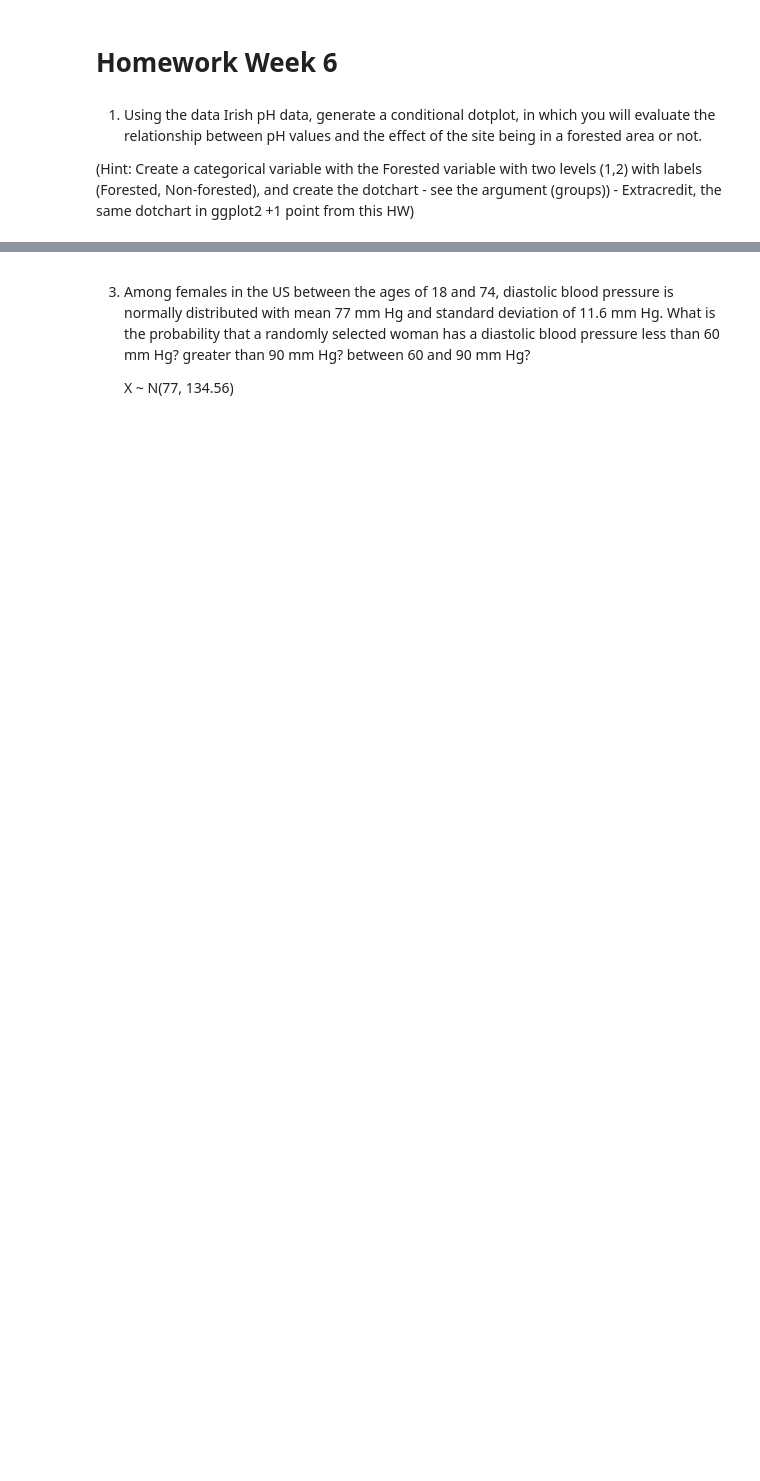
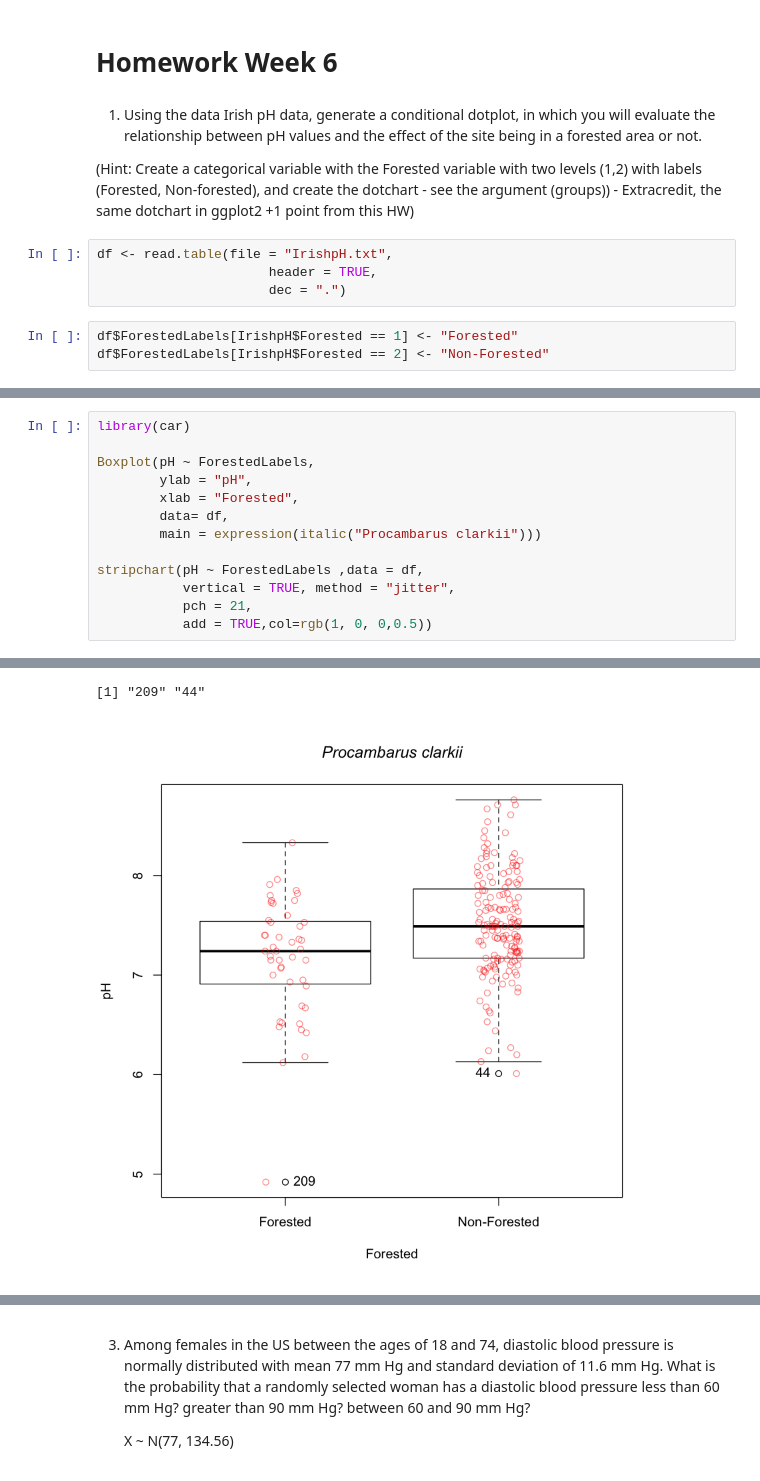
Before and after one commit to abchapman93/BMI_Prob_Stats, a Jupyter notebook: Module/Week_6/Homework Week 6.ipynb, the cells around one changed output, grey strips where cells are left out. Saved outputs shown, nothing was run; the diff lists cells and outputs as text; blank space fills up the shorter version.

```diff
--- a/Module/Week_6/Homework Week 6.ipynb
+++ b/Module/Week_6/Homework Week 6.ipynb
@@ -4,3 +4,10 @@
 1. Using the data Irish pH data, generate a conditional dotplot, in which you will evaluate the relationship between pH values and the effect of the site being in a forested area or not.
 
 (Hint: Create a categorical variable with the Forested variable with two levels (1,2) with labels (Forested, Non-forested), and create the dotchart - see the argument (groups)) - Extracredit, the same dotchart in ggplot2 +1 point from this HW)
+# %%
+df <- read.table(file = "IrishpH.txt",
+                      header = TRUE,
+                      dec = ".")
+# %%
+df$ForestedLabels[IrishpH$Forested == 1] <- "Forested"
+df$ForestedLabels[IrishpH$Forested == 2] <- "Non-Forested"
@@ -6,0 +24,14 @@
+# %%
+library(car)
+
+Boxplot(pH ~ ForestedLabels,
+        ylab = "pH",
+        xlab = "Forested",
+        data= df,
+        main = expression(italic("Procambarus clarkii")))
+
+stripchart(pH ~ ForestedLabels ,data = df,
+           vertical = TRUE, method = "jitter",
+           pch = 21,
+           add = TRUE,col=rgb(1, 0, 0,0.5))
+# %% [output]
@@ -6,0 +40,2 @@
+[1] "209" "44"
+[figure, added]
```
Also changed, not shown: parts of 15 cells of this notebook, 4 other files.
